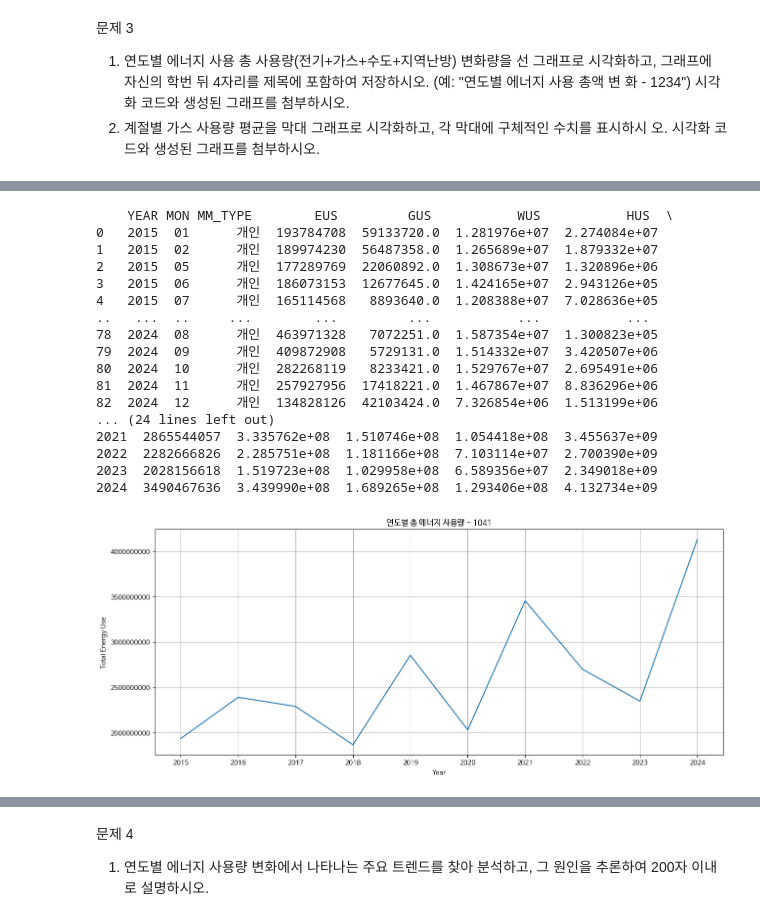
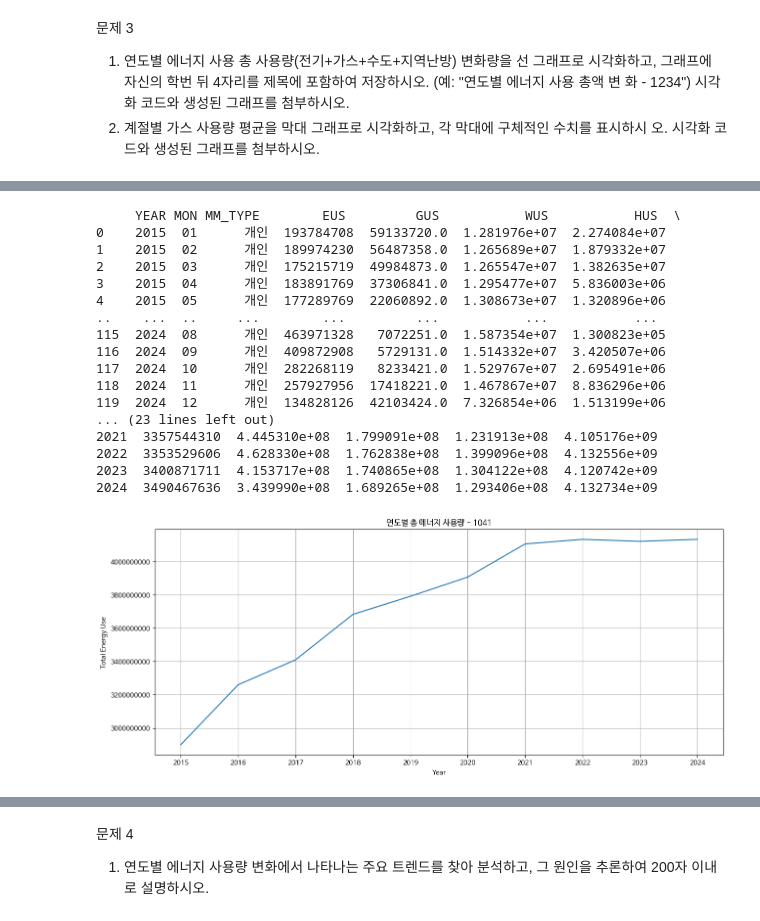
Before and after one commit to eze-hong/Data-Analysis-with-Open-Source, a Jupyter notebook: 오픈소스_출석과제_홍이제.ipynb, the cells around one changed output, grey strips where cells are left out. Drawn from its saved outputs; the diff is of its cells as text; code cells hidden in the pictures.

```diff
--- a/오픈소스_출석과제_홍이제.ipynb
+++ b/오픈소스_출석과제_홍이제.ipynb
@@ -35,8 +35,6 @@ import requests
 import json
 import pandas as pd
 import numpy as np
-
-url = 'http://openapi.seoul.go.kr:8088/626b6c4a5873656f36336e756f4b6f/json/energyUseDataSummaryInfo/1/5/'
 
 params = {
     'KEY' : '626b6c4a5873656f36336e756f4b6f',
@@ -46,8 +44,6 @@ params = {
     'END_INDEX' : '100',
 }
 ## 데이터 수집
-
-
 
 def get_year_months():
   year_months = []
@@ -61,19 +57,18 @@ responses = []
 for year_month in get_year_months():
     year = year_month[:4]
     mon = year_month[4:]
-    url = f'http://openapi.seoul.go.kr:8088/626b6c4a5873656f36336e756f4b6f/json/energyUseDataSummaryInfo/1/5/{year}/{mon}'
+    url = f'http://openapi.seoul.go.kr:8088/626b6c4a5873656f36336e756f4b6f/json/energyUseDataSummaryInfo/1/7/{year}/{mon}'
     response = requests.get(url, params=params)
     data = response.json().get('energyUseDataSummaryInfo', {})
     result = data.get('RESULT', {})
 
     if result.get('CODE') == 'INFO-000' :
-    ##if data['RESULT']['CODE'] == 'INFO-000' :
-        ##rows =  data['row']
         rows = data.get('row', [])
         개인_row = [r for r in rows if r['MM_TYPE'] == '개인']
         if(len(개인_row)!=0) :
-            ##print([{'YEAR': d['YEAR'], 'MON' : d['MON'], 'MM_TYPE' : d['MM_TYPE'], 'EUS' : d['EUS'], 'GUS' : d['GUS'], 'WUS' : d['WUS'], 'HUS' : d['HUS']} for d in 개인_row])
             responses.append([{'YEAR': d['YEAR'], 'MON' : d['MON'], 'MM_TYPE' : d['MM_TYPE'], 'EUS' : d['EUS'], 'GUS' : d['GUS'], 'WUS' : d['WUS'], 'HUS' : d['HUS']} for d in 개인_row])
+        else :
+            responses.append([{'YEAR': year, 'MON' : mon, 'MM_TYPE' : '개인', 'EUS' : 0, 'GUS' : 0, 'WUS' : 0, 'HUS' : 0}])
 
 if(len(responses)!=0):
     print("api 호출 성공")
@@ -123,11 +118,10 @@ def getSeason(x) :
     if 3<= mon <=5 : return 'Spring'
     elif 6<= mon <=8 : return 'Summer'
     elif 9<= mon <=11 : return 'Autumn'
-    else : return 'WInter'
+    else : return 'Winter'
 
 df['SEASON'] = df.apply(getSeason, axis=1)
 print("------SEASON 칼럼 추가------")
-#print(df[['YEAR', 'MON', 'SEASON']])
 print(df)
 # %% [output]
 ------df------
@@ -178,49 +172,49 @@ import matplotlib.pyplot as plt
 plt.rc('font', family='NanumBarunGothic')
 ##위 둘 실행하고 세션다시
 # %%
-##선그래프
+## 숫자로 변환
+df[['YEAR','EUS', 'GUS', 'WUS', 'HUS']] = df[['YEAR','EUS', 'GUS', 'WUS', 'HUS']].apply(pd.to_numeric)
+##결측치 처리
+df[['EUS','GUS','WUS','HUS']] = df[['EUS','GUS','WUS','HUS']].replace(0, np.nan)
+df[['EUS','GUS','WUS','HUS']] = df[['EUS','GUS','WUS','HUS']].interpolate(method='linear')
 
 print(df)
-
-## 숫자로 변환
-df[['YEAR','EUS', 'GUS', 'WUS', 'HUS']] = df[['YEAR','EUS', 'GUS', 'WUS', 'HUS']].apply(pd.to_numeric)
 
 ## 연도별로 묶기
 yearData = df.groupby('YEAR')[['EUS', 'GUS', 'WUS', 'HUS']].sum()
 
 ## 연도별 총 사용량
 yearData['TOTALUSE'] = yearData.sum(axis=1)
 
-print(yearData.index)
 print(yearData)
 
 plt.figure(figsize=(15, 6))
 plt.plot(yearData.index, yearData['TOTALUSE'])
 plt.xticks(yearData.index)
 plt.ticklabel_format(style='plain', axis='y')
 plt.grid(True)
 plt.title("연도별 총 에너지 사용량 - 1041")
 plt.xlabel('Year')
 plt.ylabel('Total Energy Use')
 plt.show()
 # %% [output]
-    YEAR MON MM_TYPE        EUS         GUS           WUS           HUS  \
-0   2015  01      개인  193784708  59133720.0  1.281976e+07  2.274084e+07
-1   2015  02      개인  189974230  56487358.0  1.265689e+07  1.879332e+07
-2   2015  05      개인  177289769  22060892.0  1.308673e+07  1.320896e+06
-3   2015  06      개인  186073153  12677645.0  1.424165e+07  2.943126e+05
-4   2015  07      개인  165114568   8893640.0  1.208388e+07  7.028636e+05
-..   ...  ..     ...        ...         ...           ...           ...
-78  2024  08      개인  463971328   7072251.0  1.587354e+07  1.300823e+05
-79  2024  09      개인  409872908   5729131.0  1.514332e+07  3.420507e+06
-80  2024  10      개인  282268119   8233421.0  1.529767e+07  2.695491e+06
-81  2024  11      개인  257927956  17418221.0  1.467867e+07  8.836296e+06
-82  2024  12      개인  134828126  42103424.0  7.326854e+06  1.513199e+06
-... (24 lines left out)
-2021  2865544057  3.335762e+08  1.510746e+08  1.054418e+08  3.455637e+09
-2022  2282666826  2.285751e+08  1.181166e+08  7.103114e+07  2.700390e+09
-2023  2028156618  1.519723e+08  1.029958e+08  6.589356e+07  2.349018e+09
+     YEAR MON MM_TYPE        EUS         GUS           WUS           HUS  \
+0    2015  01      개인  193784708  59133720.0  1.281976e+07  2.274084e+07
+1    2015  02      개인  189974230  56487358.0  1.265689e+07  1.879332e+07
+2    2015  03      개인  175215719  49984873.0  1.265547e+07  1.382635e+07
+3    2015  04      개인  183891769  37306841.0  1.295477e+07  5.836003e+06
+4    2015  05      개인  177289769  22060892.0  1.308673e+07  1.320896e+06
+..    ...  ..     ...        ...         ...           ...           ...
+115  2024  08      개인  463971328   7072251.0  1.587354e+07  1.300823e+05
+116  2024  09      개인  409872908   5729131.0  1.514332e+07  3.420507e+06
+117  2024  10      개인  282268119   8233421.0  1.529767e+07  2.695491e+06
+118  2024  11      개인  257927956  17418221.0  1.467867e+07  8.836296e+06
+119  2024  12      개인  134828126  42103424.0  7.326854e+06  1.513199e+06
+... (23 lines left out)
+2021  3357544310  4.445310e+08  1.799091e+08  1.231913e+08  4.105176e+09
+2022  3353529606  4.628330e+08  1.762838e+08  1.399096e+08  4.132556e+09
+2023  3400871711  4.153717e+08  1.740865e+08  1.304122e+08  4.120742e+09
 2024  3490467636  3.439990e+08  1.689265e+08  1.293406e+08  4.132734e+09
-[figure, old version]
+[figure, new version]
 # %%
 #계절별 가스 사용량 평균 막대(수치표시) 그래프
```
Also changed, not shown: parts of 3 cells of this notebook.
